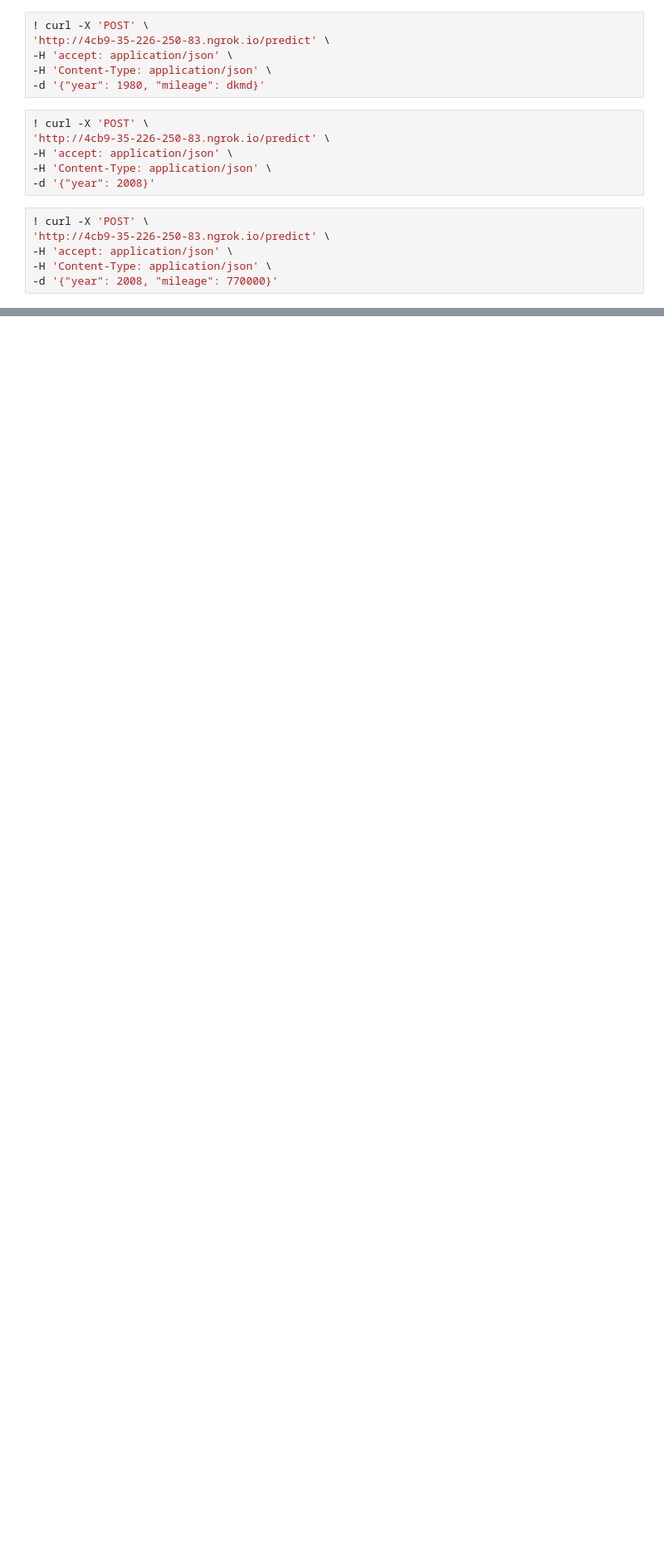
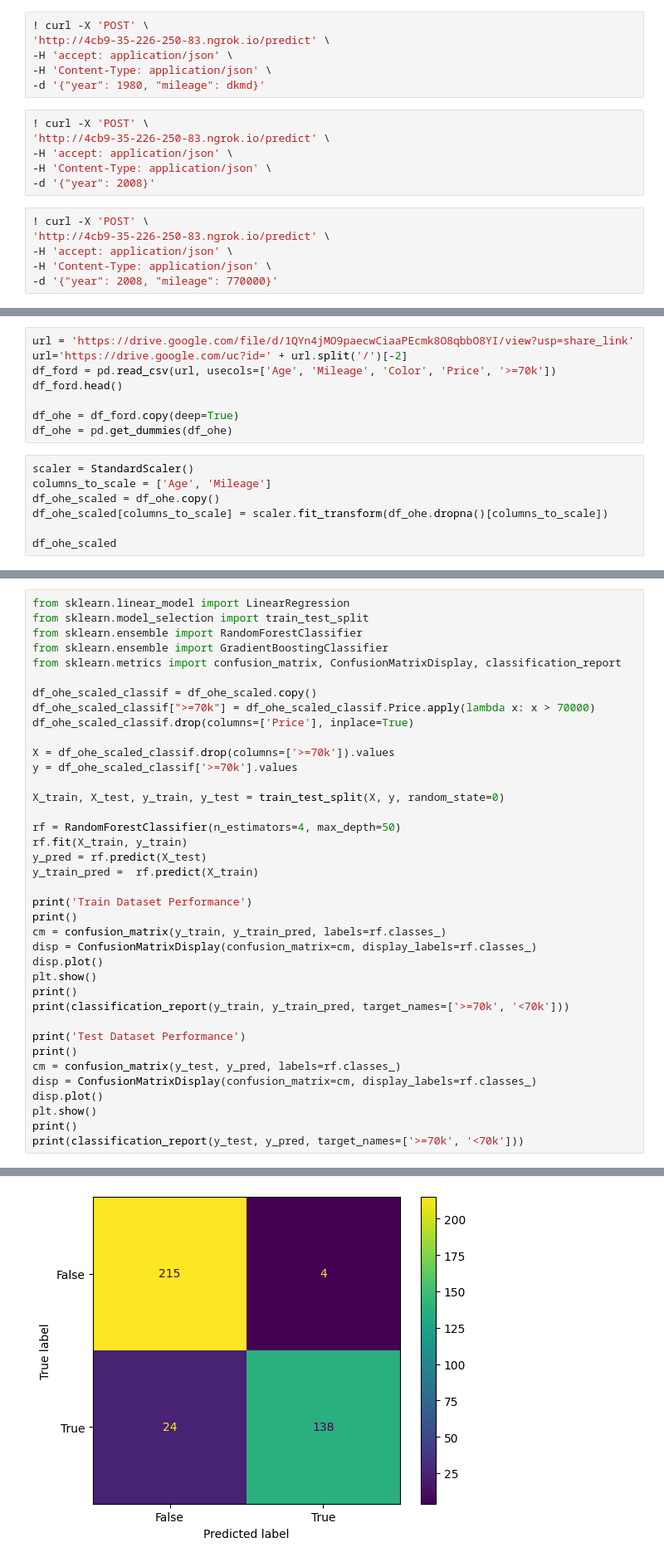
Before and after one commit to halsawadi/thakaa-ml-zero2hero, a Jupyter notebook: MLModelsDeploymentThakaaBootcamp.ipynb, the cells around one changed output, grey strips where cells are left out. Shown: that part at 83% size. Cells and saved outputs as stored; diff of their text form; blank space fills up the shorter version.

```diff
--- a/MLModelsDeploymentThakaaBootcamp.ipynb
+++ b/MLModelsDeploymentThakaaBootcamp.ipynb
@@ -446,0 +452,15 @@ uvicorn.run(app, port=8000)
+# %%
+url = 'https://drive.google.com/file/d/1QYn4jMO9paecwCiaaPEcmk8O8qbbO8YI/view?usp=share_link'
+url='https://drive.google.com/uc?id=' + url.split('/')[-2]
+df_ford = pd.read_csv(url, usecols=['Age', 'Mileage', 'Color', 'Price', '>=70k'])
+df_ford.head()
+
+df_ohe = df_ford.copy(deep=True)
+df_ohe = pd.get_dummies(df_ohe)
+# %%
+scaler = StandardScaler()
+columns_to_scale = ['Age', 'Mileage']
+df_ohe_scaled = df_ohe.copy()
+df_ohe_scaled[columns_to_scale] = scaler.fit_transform(df_ohe.dropna()[columns_to_scale])
+
+df_ohe_scaled
@@ -446,0 +481,39 @@ uvicorn.run(app, port=8000)
+# %%
+from sklearn.linear_model import LinearRegression
+from sklearn.model_selection import train_test_split
+from sklearn.ensemble import RandomForestClassifier
+from sklearn.ensemble import GradientBoostingClassifier
+from sklearn.metrics import confusion_matrix, ConfusionMatrixDisplay, classification_report
+
+df_ohe_scaled_classif = df_ohe_scaled.copy()
+df_ohe_scaled_classif[">=70k"] = df_ohe_scaled_classif.Price.apply(lambda x: x > 70000)
+df_ohe_scaled_classif.drop(columns=['Price'], inplace=True)
+
+X = df_ohe_scaled_classif.drop(columns=['>=70k']).values
+y = df_ohe_scaled_classif['>=70k'].values
+
+X_train, X_test, y_train, y_test = train_test_split(X, y, random_state=0)
+
+rf = RandomForestClassifier(n_estimators=4, max_depth=50)
+rf.fit(X_train, y_train)
+y_pred = rf.predict(X_test)
+y_train_pred =  rf.predict(X_train)
+
+print('Train Dataset Performance')
+print()
+cm = confusion_matrix(y_train, y_train_pred, labels=rf.classes_)
+disp = ConfusionMatrixDisplay(confusion_matrix=cm, display_labels=rf.classes_)
+disp.plot()
+plt.show()
+print()
+print(classification_report(y_train, y_train_pred, target_names=['>=70k', '<70k']))
+
+print('Test Dataset Performance')
+print()
+cm = confusion_matrix(y_test, y_pred, labels=rf.classes_)
+disp = ConfusionMatrixDisplay(confusion_matrix=cm, display_labels=rf.classes_)
+disp.plot()
+plt.show()
+print()
+print(classification_report(y_test, y_pred, target_names=['>=70k', '<70k']))
+# %% [output]
@@ -446,0 +521 @@ uvicorn.run(app, port=8000)
+[figure, added]
```
Also changed, not shown: parts of 12 cells of this notebook.
